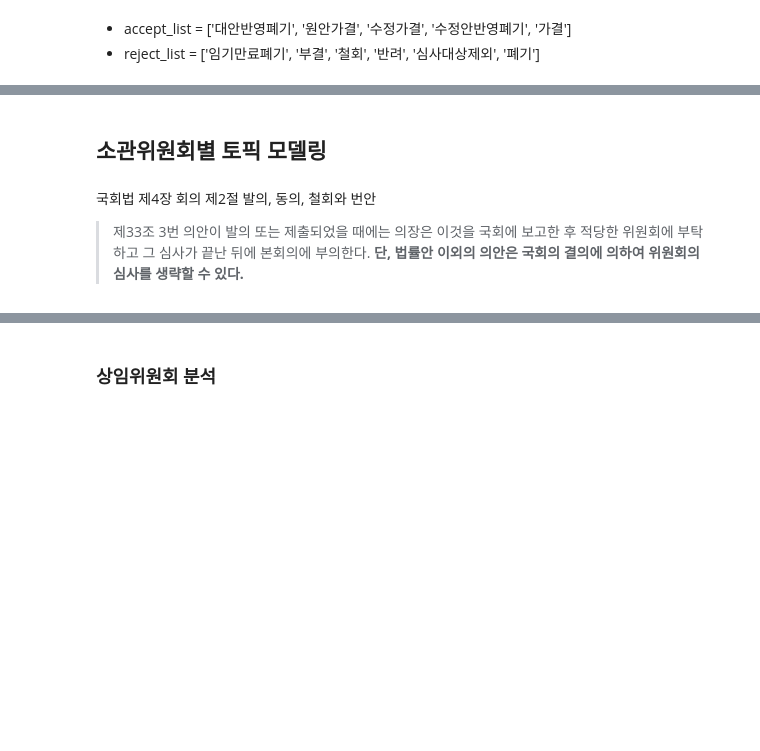
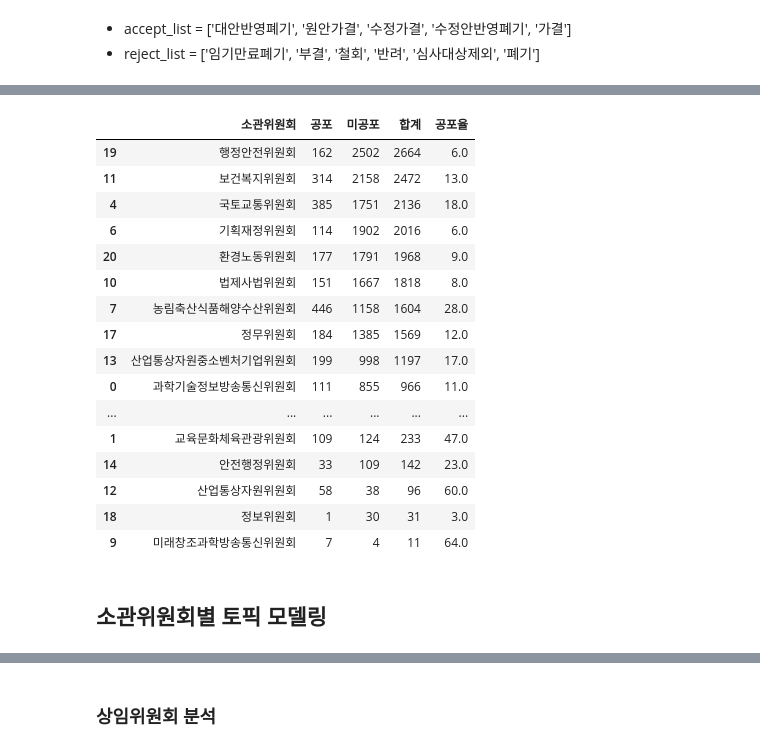
Before and after one commit to givemetarte/CUAI-conference, a Jupyter notebook: pending-bill-analysis-haram.ipynb, the cells around one changed output, grey strips where cells are left out. Cells and saved outputs as stored; diff of their text form; code cells hidden in the pictures; blank space fills up the shorter version.

```diff
--- a/pending-bill-analysis-haram.ipynb
+++ b/pending-bill-analysis-haram.ipynb
@@ -149,2 +287,23 @@ print('반영 평균 소요시간: ', pend_df.loc['반영','의결처리기간']
+# %%
+# 국회의원들의 관심도를 드러내는 것이 맞을까? 이렇게 많이 발의했다면?
+comm_df2.sort_values(by='합계', ascending=False)
+# %% [output]
+|  | 소관위원회 | 공포 | 미공포 | 합계 | 공포율 |
+| 19 | 행정안전위원회 | 162 | 2502 | 2664 | 6.0 |
+| 11 | 보건복지위원회 | 314 | 2158 | 2472 | 13.0 |
+| 4 | 국토교통위원회 | 385 | 1751 | 2136 | 18.0 |
+| 6 | 기획재정위원회 | 114 | 1902 | 2016 | 6.0 |
+| 20 | 환경노동위원회 | 177 | 1791 | 1968 | 9.0 |
+| 10 | 법제사법위원회 | 151 | 1667 | 1818 | 8.0 |
+| 7 | 농림축산식품해양수산위원회 | 446 | 1158 | 1604 | 28.0 |
+| 17 | 정무위원회 | 184 | 1385 | 1569 | 12.0 |
+| 13 | 산업통상자원중소벤처기업위원회 | 199 | 998 | 1197 | 17.0 |
+| 0 | 과학기술정보방송통신위원회 | 111 | 855 | 966 | 11.0 |
+| ... | ... | ... | ... | ... | ... |
+| 1 | 교육문화체육관광위원회 | 109 | 124 | 233 | 47.0 |
+| 14 | 안전행정위원회 | 33 | 109 | 142 | 23.0 |
+| 12 | 산업통상자원위원회 | 58 | 38 | 96 | 60.0 |
+| 18 | 정보위원회 | 1 | 30 | 31 | 3.0 |
+| 9 | 미래창조과학방송통신위원회 | 7 | 4 | 11 | 64.0 |
 # %% [markdown]
 ## 소관위원회별 토픽 모델링
@@ -153,4 +309,0 @@ comm_df = bill_df.copy()
-# %% [markdown]
-국회법 제4장 회의 제2절 발의, 동의, 철회와 번안
-
-> 제33조 3번 의안이 발의 또는 제출되었을 때에는 의장은 이것을 국회에 보고한 후 적당한 위원회에 부탁하고 그 심사가 끝난 뒤에 본회의에 부의한다. **단, 법률안 이외의 의안은 국회의 결의에 의하여 위원회의 심사를 생략할 수 있다.**
```
Also changed, not shown: parts of 46 cells of this notebook.
